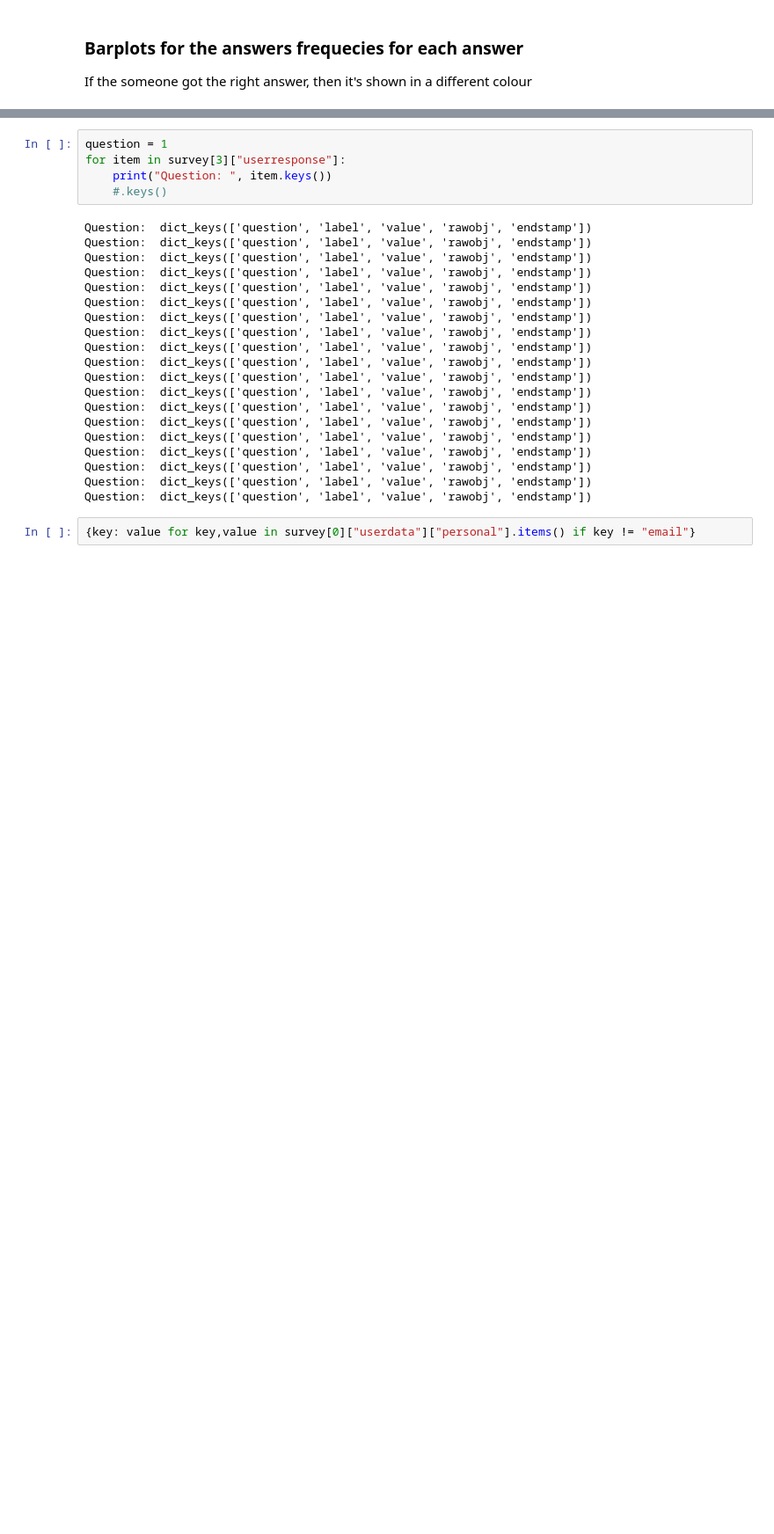
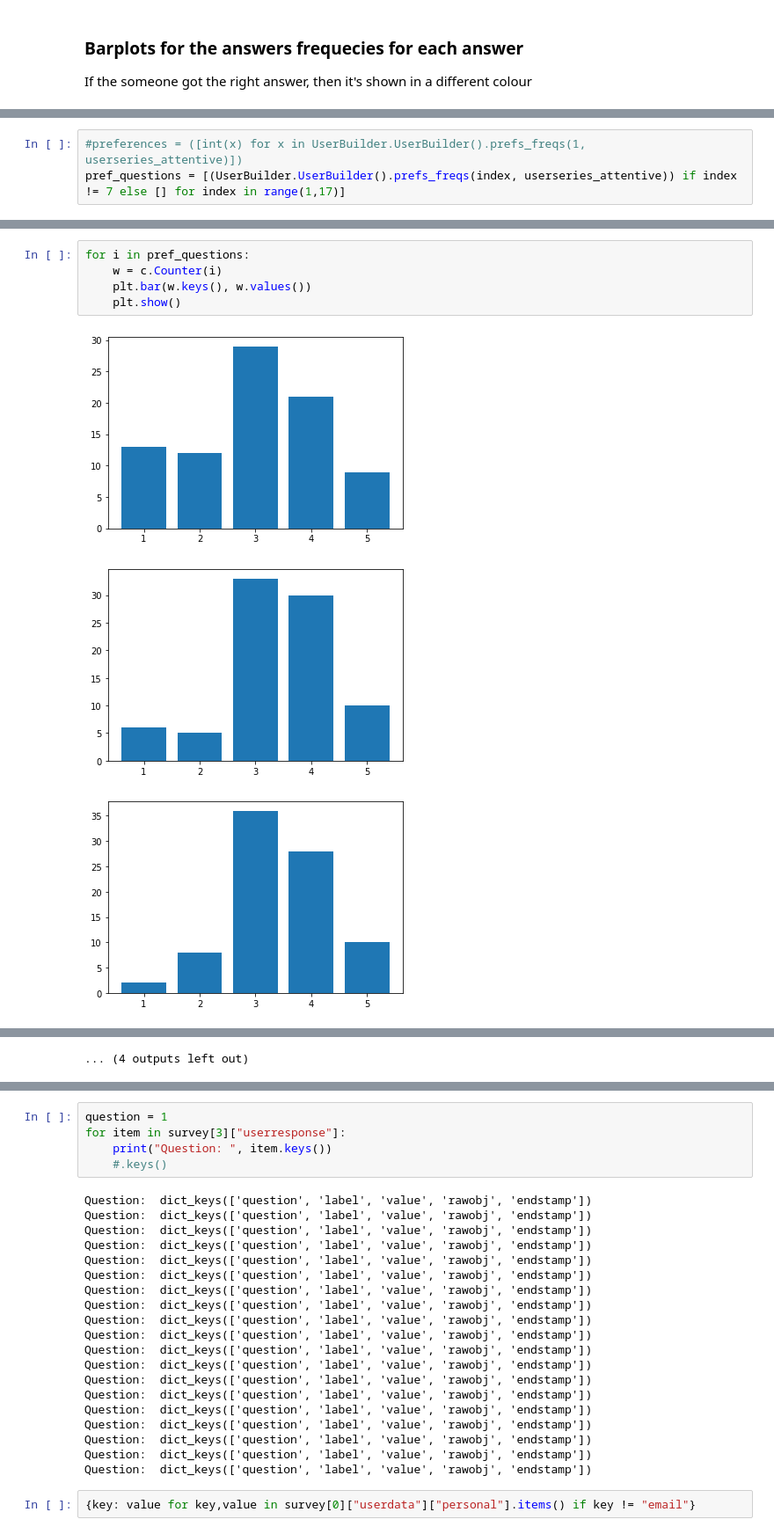
Before and after one commit to ToreGore/HASE, a Jupyter notebook: Analyzer.ipynb, the cells around one changed output, grey strips where cells are left out. Shown at 88% size. Cells and saved outputs as stored; diff of their text form; blank space fills up the shorter version.

```diff
--- a/Analyzer.ipynb
+++ b/Analyzer.ipynb
@@ -175,0 +219,3 @@ np.mean(np.asarray(average_times))
+# %%
+#preferences = ([int(x) for x in UserBuilder.UserBuilder().prefs_freqs(1, userseries_attentive)])
+pref_questions = [(UserBuilder.UserBuilder().prefs_freqs(index, userseries_attentive)) if index != 7 else [] for index in range(1,17)]
@@ -175,0 +243,9 @@ np.mean(np.asarray(average_times))
+# %%
+for i in pref_questions:
+    w = c.Counter(i)
+    plt.bar(w.keys(), w.values())
+    plt.show()
+# %% [output]
+[figure, added]
+[figure, added]
+[figure, added]
@@ -175,0 +261 @@ np.mean(np.asarray(average_times))
+... (4 outputs left out)
```
Also changed, not shown: parts of 29 cells of this notebook, 35 other files.
